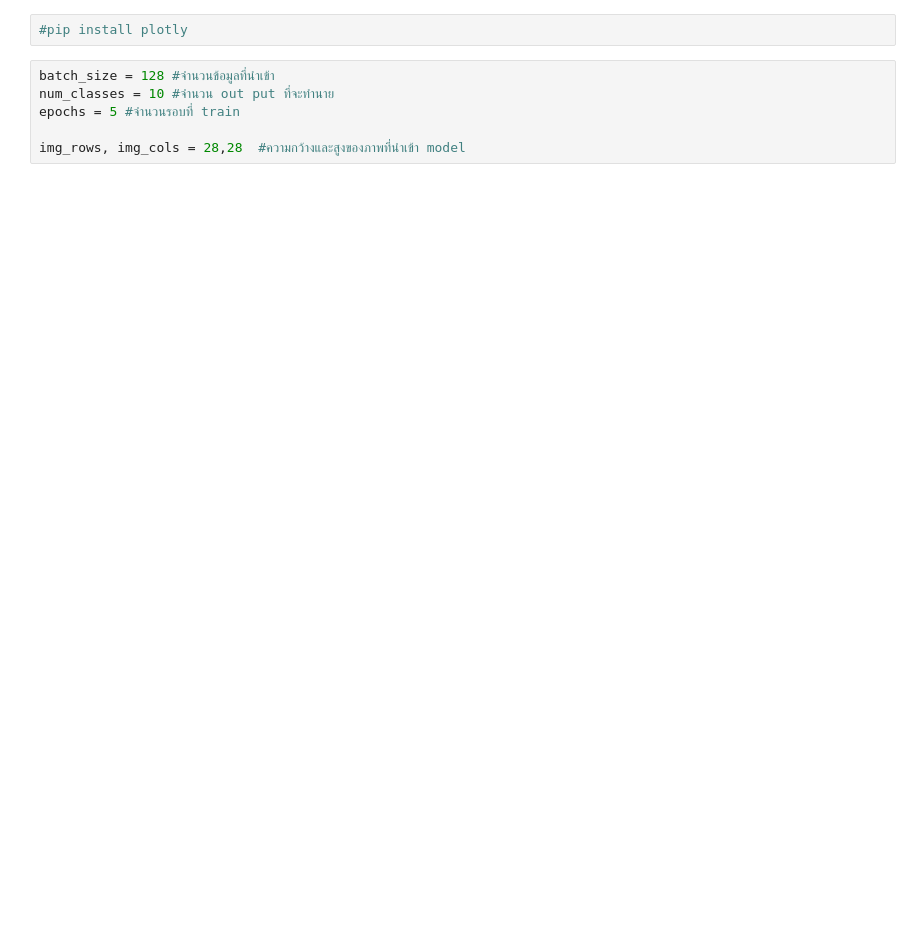
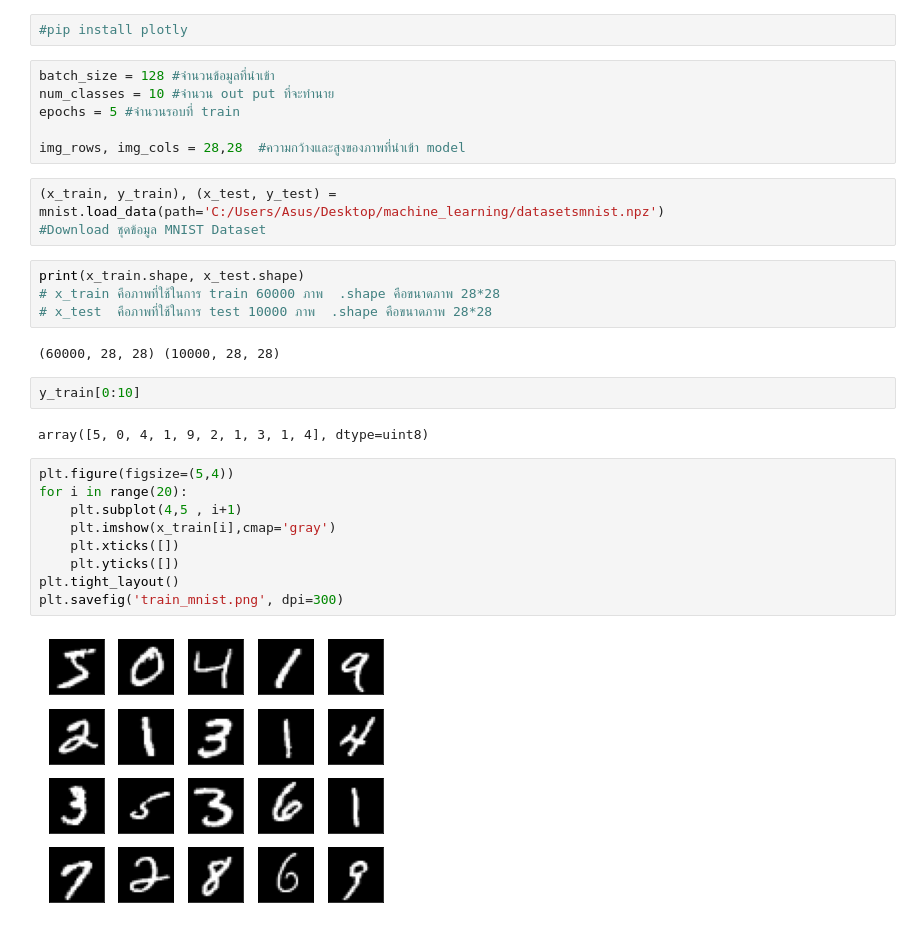
Before and after one commit to vorasit/machine_learning, a Jupyter notebook: test tf.ipynb, the cells around one changed output. Saved outputs shown, nothing was run; the diff lists cells and outputs as text; blank space fills up the shorter version.

Commit message:
ชุดข้อมูล MNIST Dataset
ชุดข้อมูล MNIST Dataset  ทดสอบ

```diff
--- a/test tf.ipynb
+++ b/test tf.ipynb
@@ -28,9 +31,33 @@ load_model = tf.keras.models.load_model
 model_from_json = tf.keras.models.model_from_json
 # %%
 #pip install plotly
-# %%
-batch_size = 128 #จำนวนข้อมูลที่นำเข้า
-num_classes = 10 #จำนวน out put ที่จะทำนาย
-epochs = 5 #จำนวนรอบที่ train
-
-img_rows, img_cols = 28,28  #ความกว้างและสูงของภาพที่นำเข้า model
+# %%
+batch_size = 128 #จำนวนข้อมูลที่นำเข้า
+num_classes = 10 #จำนวน out put ที่จะทำนาย
+epochs = 5 #จำนวนรอบที่ train
+
+img_rows, img_cols = 28,28  #ความกว้างและสูงของภาพที่นำเข้า model
+# %%
+(x_train, y_train), (x_test, y_test) = mnist.load_data(path='C:/Users/Asus/Desktop/machine_learning/datasetsmnist.npz')
+#Download ชุดข้อมูล MNIST Dataset
+# %%
+print(x_train.shape, x_test.shape)
+# x_train คือภาพที่ใช้ในการ train 60000 ภาพ  .shape คือขนาดภาพ 28*28
+# x_test  คือภาพที่ใช้ในการ test 10000 ภาพ  .shape คือขนาดภาพ 28*28
+# %% [output]
+(60000, 28, 28) (10000, 28, 28)
+# %%
+y_train[0:10]
+# %% [output]
+array([5, 0, 4, 1, 9, 2, 1, 3, 1, 4], dtype=uint8)
+# %%
+plt.figure(figsize=(5,4))
+for i in range(20):
+    plt.subplot(4,5 , i+1)
+    plt.imshow(x_train[i],cmap='gray')
+    plt.xticks([])
+    plt.yticks([])
+plt.tight_layout()
+plt.savefig('train_mnist.png', dpi=300)
+# %% [output]
+[figure, added]
```
Also changed, not shown: parts of 2 cells of this notebook, 2 other files.
